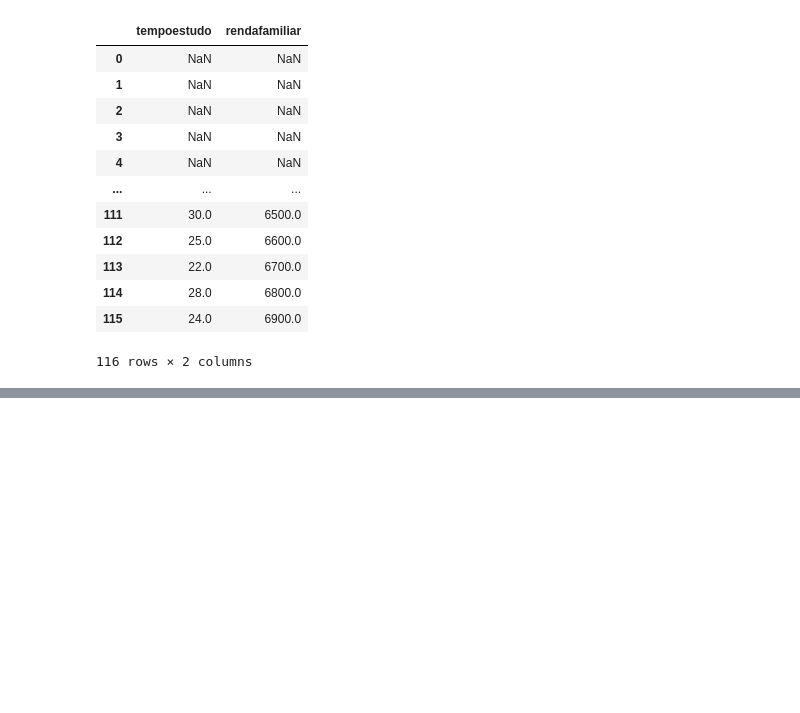
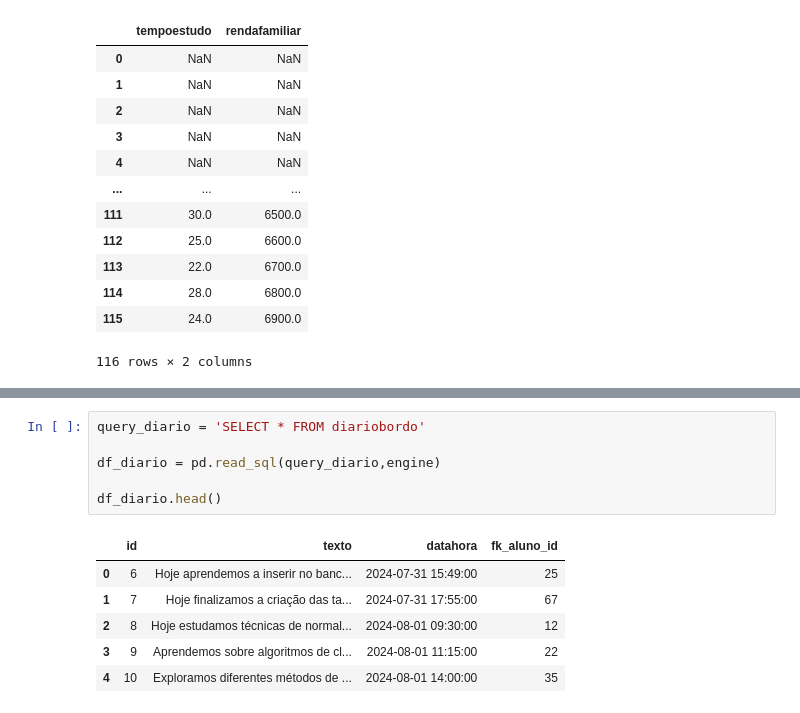
Before and after one commit to andrerodriguesfeitosa/projetofinal_tarde, a Jupyter notebook: notebook_tarde.ipynb, the cells around one changed output, grey strips where cells are left out. Cells and saved outputs as stored; diff of their text form; blank space fills up the shorter version.

```diff
--- a/notebook_tarde.ipynb
+++ b/notebook_tarde.ipynb
@@ -88,0 +208,13 @@ df_tempo_renda
+# %%
+query_diario = 'SELECT * FROM diariobordo'
+
+df_diario = pd.read_sql(query_diario,engine)
+
+df_diario.head()
+# %% [output]
+|  | id | texto | datahora | fk_aluno_id |
+| 0 | 6 | Hoje aprendemos a inserir no banc... | 2024-07-31 15:49:00 | 25 |
+| 1 | 7 | Hoje finalizamos a criação das ta... | 2024-07-31 17:55:00 | 67 |
+| 2 | 8 | Hoje estudamos técnicas de normal... | 2024-08-01 09:30:00 | 12 |
+| 3 | 9 | Aprendemos sobre algoritmos de cl... | 2024-08-01 11:15:00 | 22 |
+| 4 | 10 | Exploramos diferentes métodos de ... | 2024-08-01 14:00:00 | 35 |
```
Also changed, not shown: parts of 28 cells of this notebook, 1 other file.
